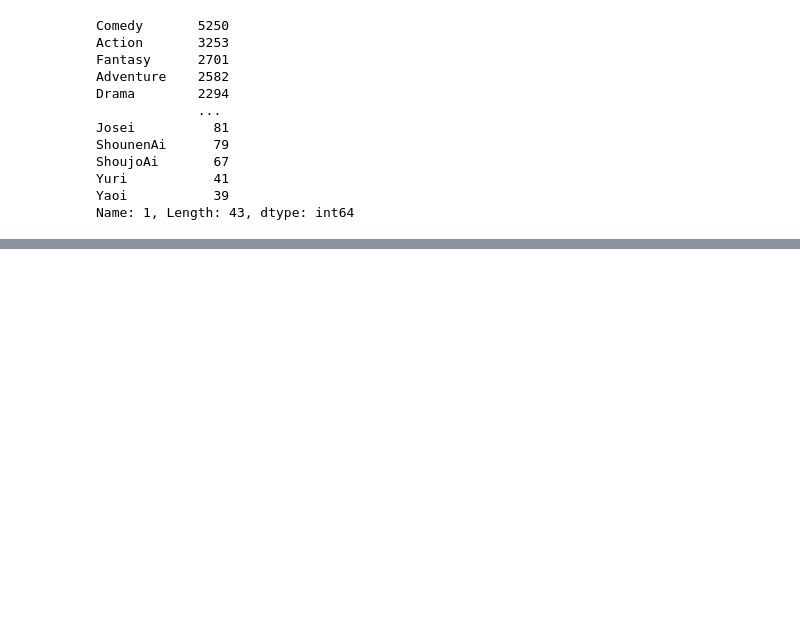
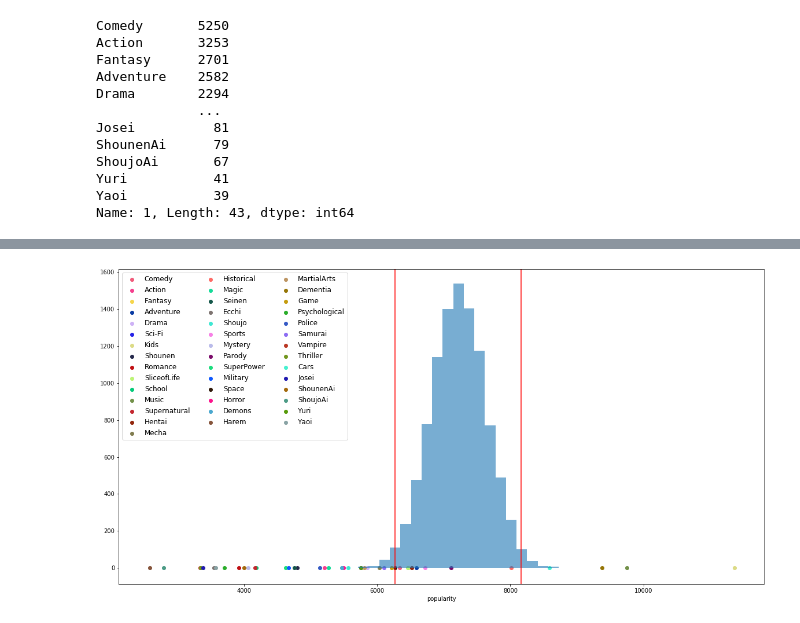
Before and after one commit to lucasbrant/Projeto_ICD, a Jupyter notebook: Trabalho ICD - MyAnimeList.ipynb, the cells around one changed output, grey strips where cells are left out. Drawn from its saved outputs; the diff is of its cells as text; code cells hidden in the pictures; blank space fills up the shorter version.

```diff
--- a/Trabalho ICD - MyAnimeList.ipynb
+++ b/Trabalho ICD - MyAnimeList.ipynb
@@ -79,0 +155,4 @@ plt.show()
+# %%
+plot_hypothesis_test_genre(random_pop_results, "popularity", pop_confidence_interval)
+# %% [output]
+[figure, added]
```
Also changed, not shown: parts of 30 cells of this notebook.
